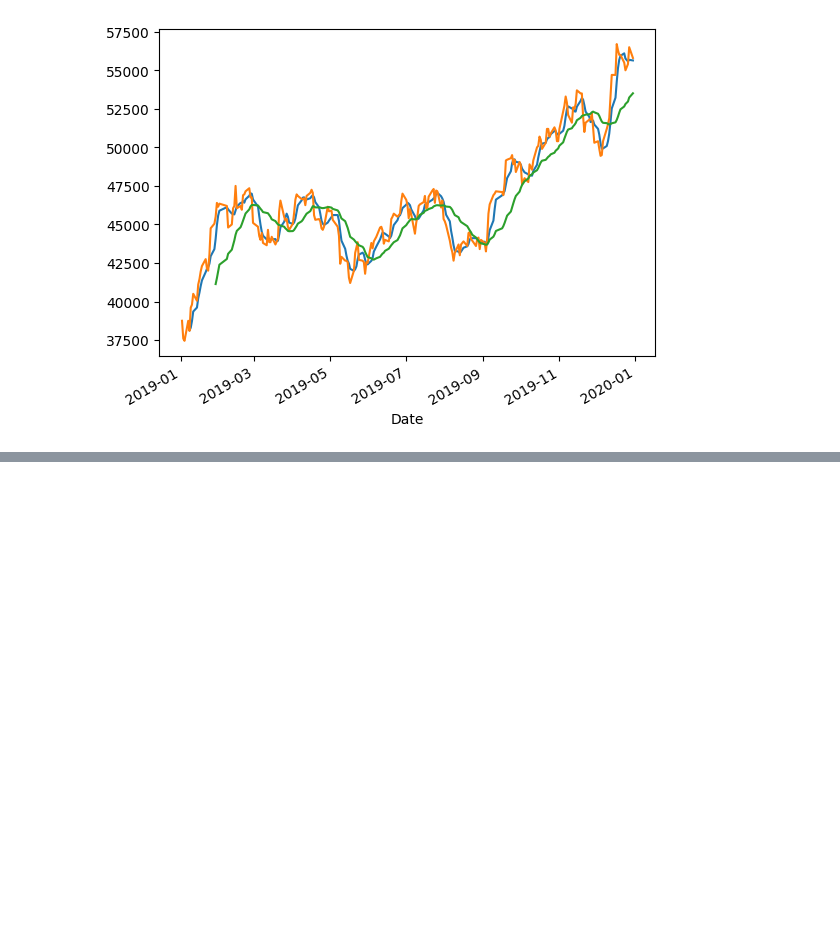
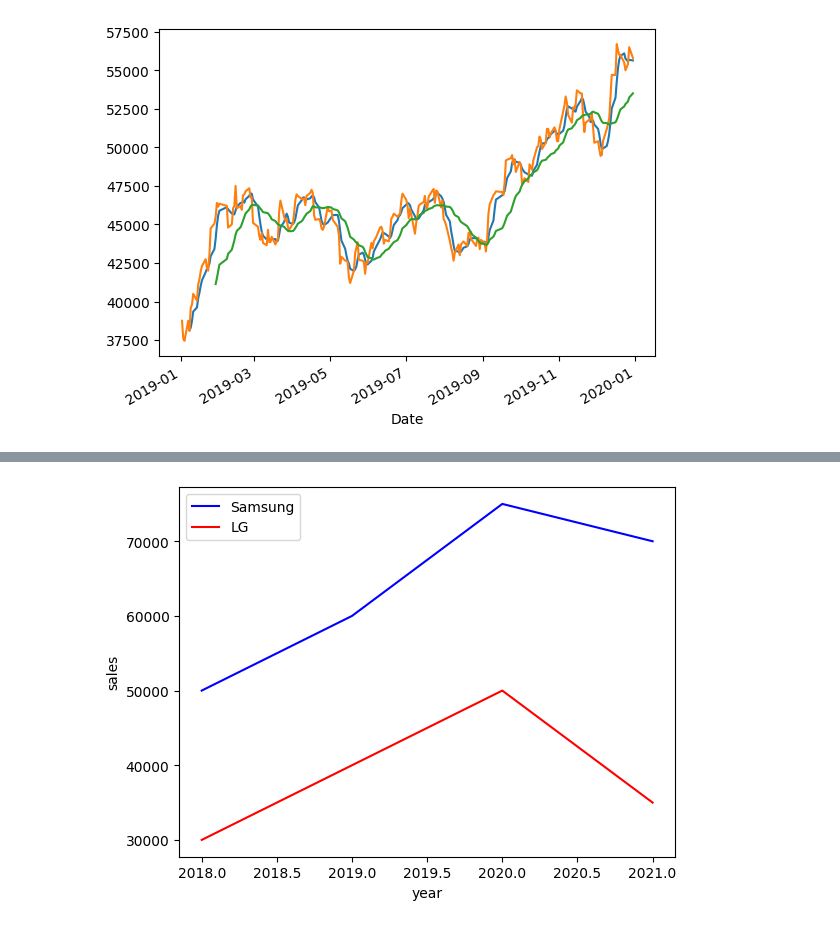
Before and after one commit to Taeseong-eom/ApplePython, a Jupyter notebook: pandas.ipynb, the cells around one changed output, grey strips where cells are left out. Cells and saved outputs as stored; diff of their text form; code cells hidden in the pictures; blank space fills up the shorter version.

```diff
--- a/pandas.ipynb
+++ b/pandas.ipynb
@@ -67,0 +122,10 @@ df2['rolling20'].plot()
+# %%
+# 삼성전자와 경쟁업체 LG전자의 매출 데이터를 표로 정리
+plt.plot([2018,2019,2020,2021],[50000,60000,75000,70000], color = "blue")
+plt.plot([2018,2019,2020,2021],[30000,40000,50000,35000], color = "red")
+plt.xlabel("year")
+plt.ylabel("sales")
+plt.legend(['Samsung','LG'])
+plt.show()
+# %% [output]
+[figure, added]
```
Also changed, not shown: parts of 4 cells of this notebook.
